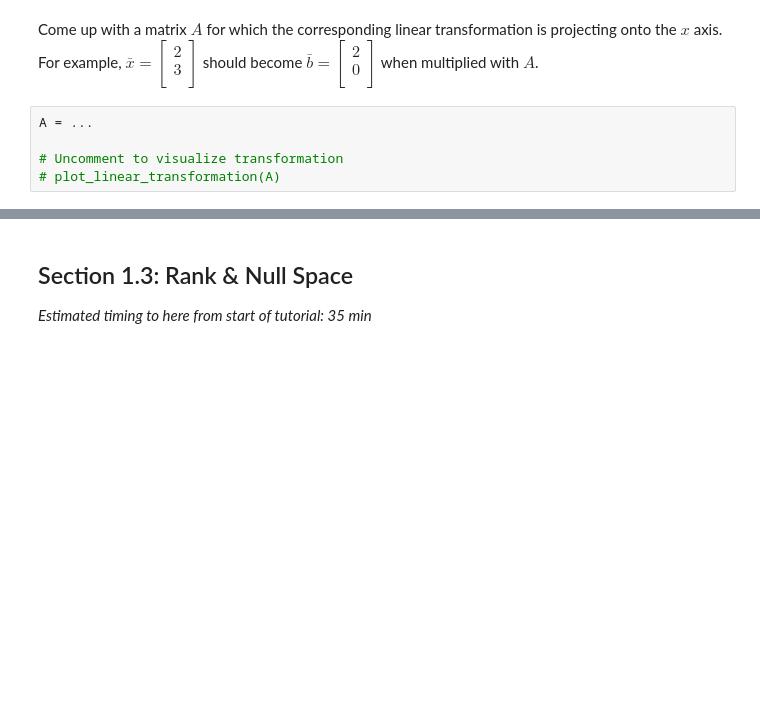
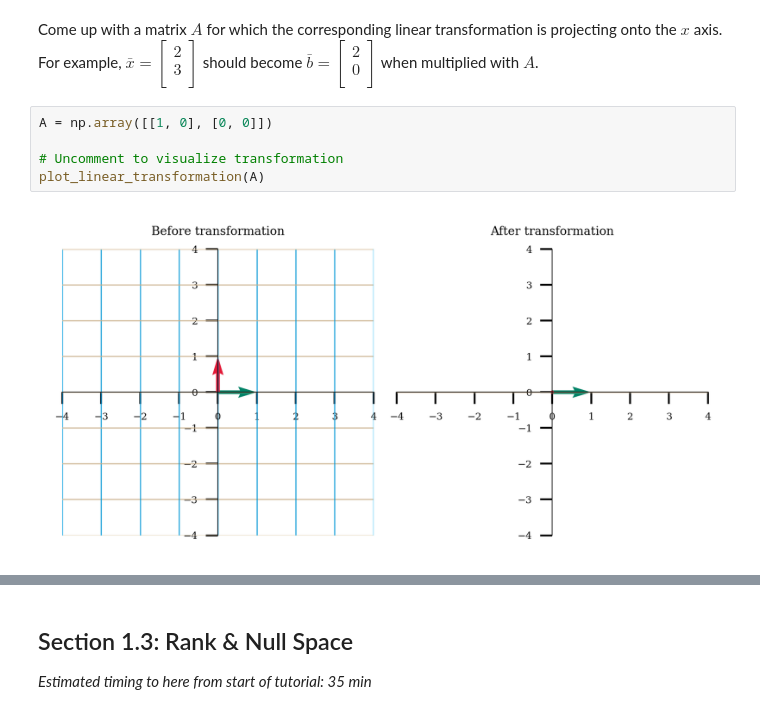
Before and after one commit to mmcinnestaylor/NMA-CN-2022, a Jupyter notebook: tutorials/W0D3_LinearAlgebra/Tutorial2.ipynb, the cells around one changed output, grey strips where cells are left out. Drawn from its saved outputs; the diff is of its cells as text; blank space fills up the shorter version.

```diff
--- a/tutorials/W0D3_LinearAlgebra/Tutorial2.ipynb
+++ b/tutorials/W0D3_LinearAlgebra/Tutorial2.ipynb
@@ -501,10 +505,12 @@ Come up with a matrix $A$ for which the corresponding linear transformation is p
 0  \\
 \end{bmatrix}$ when multiplied with $A$.
 # %%
-A = ...
+A = np.array([[1, 0], [0, 0]])
 
 # Uncomment to visualize transformation
-# plot_linear_transformation(A)
+plot_linear_transformation(A)
+# %% [output]
+[figure, added]
 # %% [markdown]
 [*Click for solution*](https://github.com/NeuromatchAcademy/precourse/tree/main//tutorials/W0D3_LinearAlgebra/solutions/W0D3_Tutorial2_Solution_8d909295.py)
 
```
Also changed, not shown: parts of 6 cells of this notebook.
